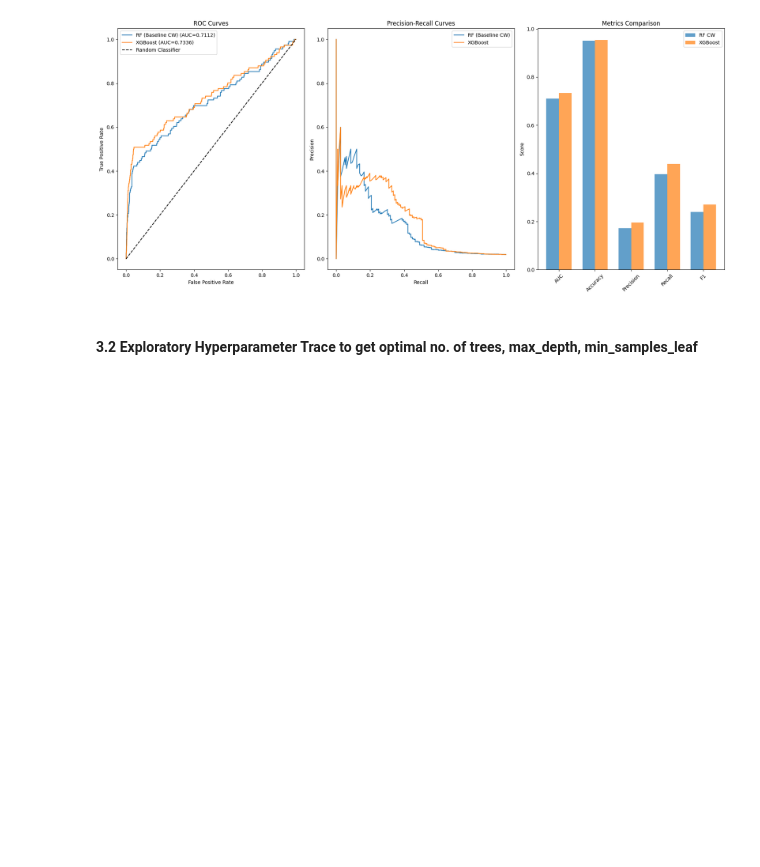
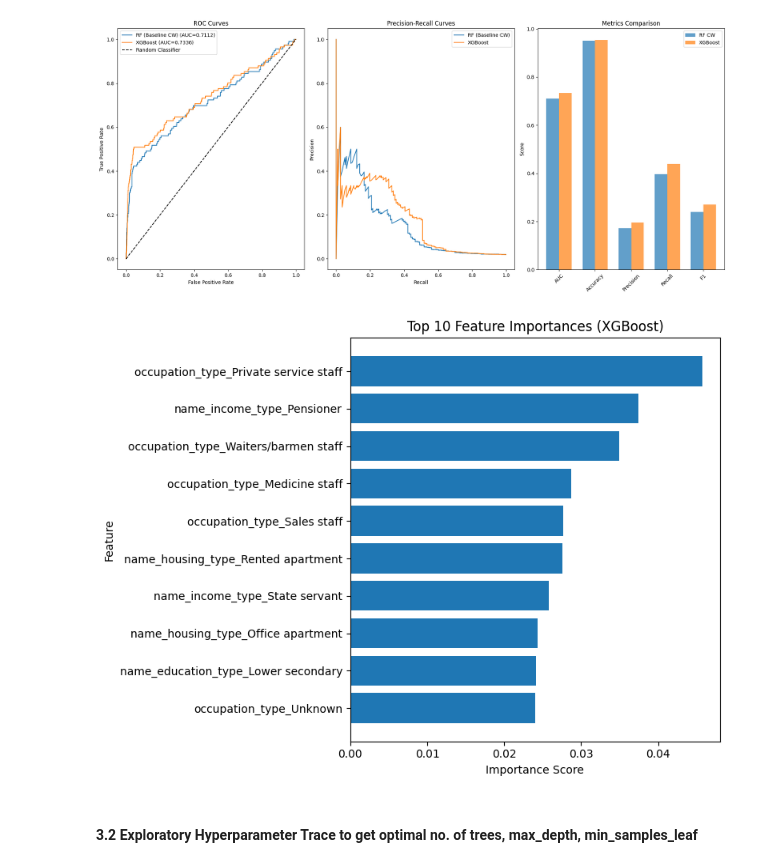
Before and after one commit to loowenwen/cs3244-project, a Jupyter notebook: src/final_random_forest.ipynb, the cells around one changed output. Saved outputs shown, nothing was run; the diff lists cells and outputs as text; code cells hidden in the pictures; blank space fills up the shorter version.

Commit message:
added feature impt chart for xgboost

```diff
--- a/src/final_random_forest.ipynb
+++ b/src/final_random_forest.ipynb
@@ -1022,6 +1022,31 @@ plt.tight_layout()
 plt.show()
 # %% [output]
 [figure]
+# %%
+# --- FEATURE IMPORTANCE PLOT FOR XGBOOST ---
+
+# Get feature importances
+xgb_importance = pd.DataFrame({
+    'feature': X_train.columns,
+    'importance': xgb_model.feature_importances_
+})
+
+# Sort by importance
+xgb_importance = xgb_importance.sort_values('importance', ascending=False)
+
+# Select top 10
+top_10_xgb = xgb_importance.head(10)
+
+# Plot
+plt.figure(figsize=(8, 6))
+plt.barh(top_10_xgb['feature'][::-1], top_10_xgb['importance'][::-1])
+plt.xlabel("Importance Score")
+plt.ylabel("Feature")
+plt.title("Top 10 Feature Importances (XGBoost)")
+plt.tight_layout()
+plt.show()
+# %% [output]
+[figure, added]
 # %% [markdown]
 #### 3.2 Exploratory Hyperparameter Trace to get optimal no. of trees, max_depth, min_samples_leaf
 # %%
```
